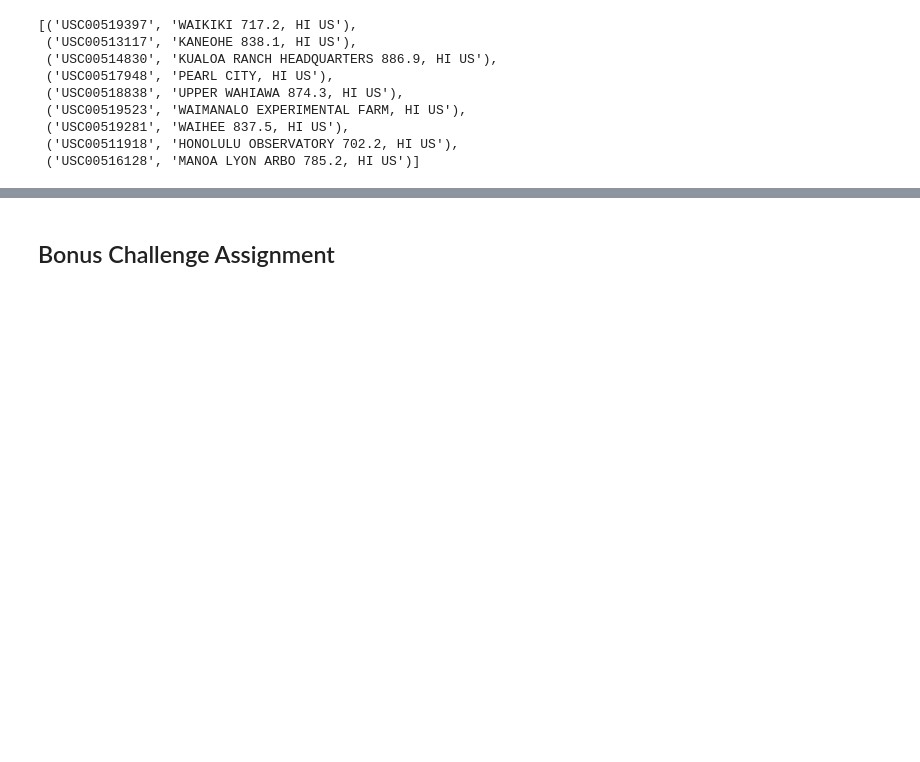
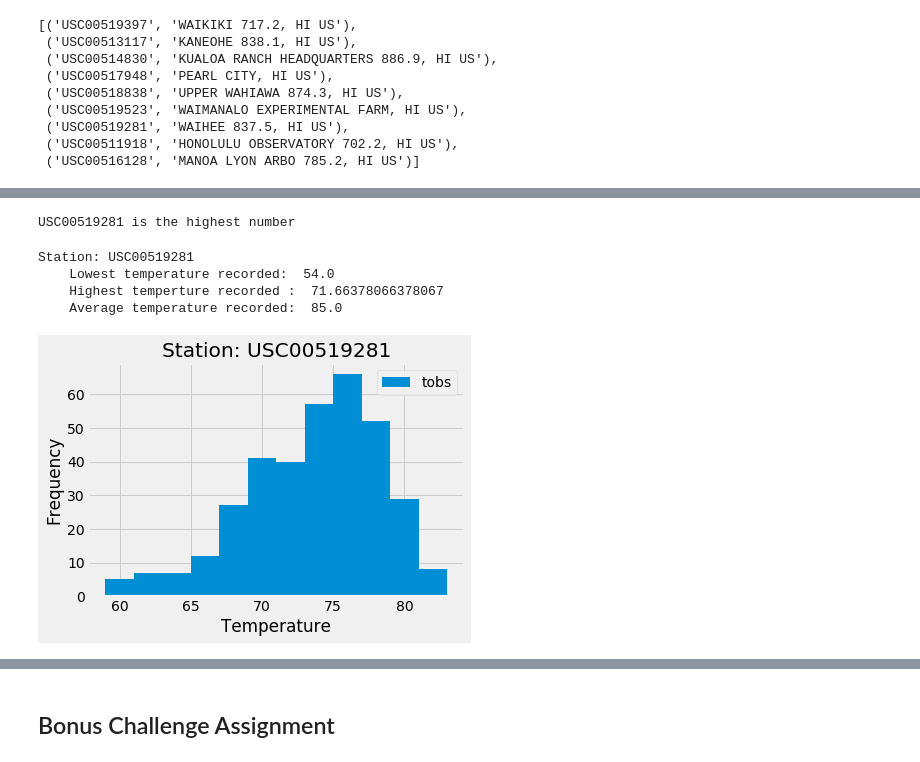
Before and after one commit to ekin651/SQL-Alchemy-Challenge, a Jupyter notebook: climate_starter.ipynb, the cells around one changed output, grey strips where cells are left out. Saved outputs shown, nothing was run; the diff lists cells and outputs as text; code cells hidden in the pictures; blank space fills up the shorter version.

```diff
--- a/climate_starter.ipynb
+++ b/climate_starter.ipynb
@@ -135,8 +215,8 @@ print(f'There are total number of {stations} stations available in this dataset.
 # %%
 # What are the most active stations? (i.e. what stations have the most rows)?
-activity_station= session.query(Measurement.station,func.count(Measurement.station))\
-                                .group_by(Measurement.station)\
-                                .order_by(func.count(Measurement.station).desc())
+activity_station= session.query(measurement.station,func.count(measurement.station))\
+                                .group_by(measurement.station)\
+                                .order_by(func.count(measurement.station).desc())
 
 # List the stations and the counts in descending order.
 for row in activity_station:
@@ -144,30 +234,41 @@ for row in activity_station:
 # %%
 highest_activity = activity_station[0][0]
 print(f"{highest_activity} is the highest number")
+# %% [output]
+USC00519281 is the highest number
 # %%
 # Using the station id from the previous query, calculate the lowest temperature recorded,
 # highest temperature recorded, and average temperature most active station?
 
-r_highest_activity = session.query(func.min(Measurement.tobs), func.avg(Measurement.tobs), func.max(Measurement.tobs)).\
-                filter(Measurement.station == highest_activity).all()
+r_highest_activity = session.query(func.min(measurement.tobs), func.avg(measurement.tobs), func.max(measurement.tobs)).\
+                filter(measurement.station == highest_activity).all()
 
 print(f"Station: {highest_activity}\n\
     Lowest temperature recorded:  {r_highest_activity[0][0]}\n\
     Highest temperture recorded :  {r_highest_activity[0][1]}\n\
     Average temperature recorded:  {r_highest_activity[0][2]}")
+# %% [output]
+Station: USC00519281
+    Lowest temperature recorded:  54.0
+    Highest temperture recorded :  71.66378066378067
+    Average temperature recorded:  85.0
 # %%
+# Choose the station with the highest number of temperature observations.
+
 # Query the last 12 months of temperature observation data for this station and plot the results as a histogram
-temperature = session.query(Measurement.station, Measurement.date, Measurement.tobs).\
-    filter(Measurement.station == highest_activity).\
-    filter(Measurement.date > query_date).\
-    order_by(Measurement.date).all()
+temperature = session.query(measurement.station, measurement.date, measurement.tobs).\
+    filter(measurement.station == highest_activity).\
+    filter(measurement.date > query_date).\
+    order_by(measurement.date).all()
 
 temperature_df=pd.DataFrame(temperature)
 plt.hist(temperature_df['tobs'],12)
 plt.xlabel("Temperature")
 plt.ylabel("Frequency")
 plt.title("Station: " + highest_activity)
 plt.legend(["tobs"], loc="best")
 
 plt.savefig("temp.png")
 plt.show()
+# %% [output]
+[figure, added]
```
Also changed, not shown: parts of 59 cells of this notebook, 1 other file.
